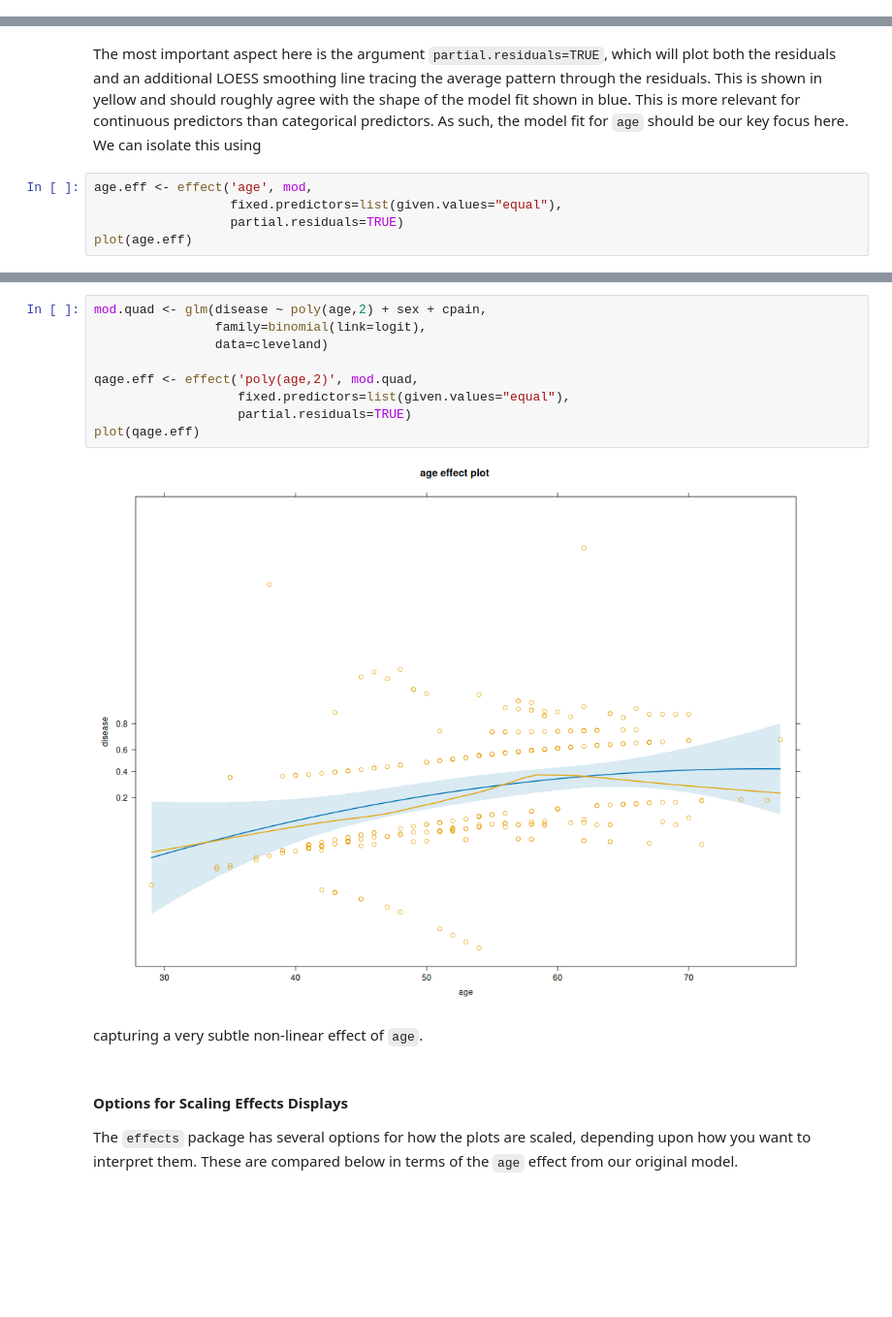
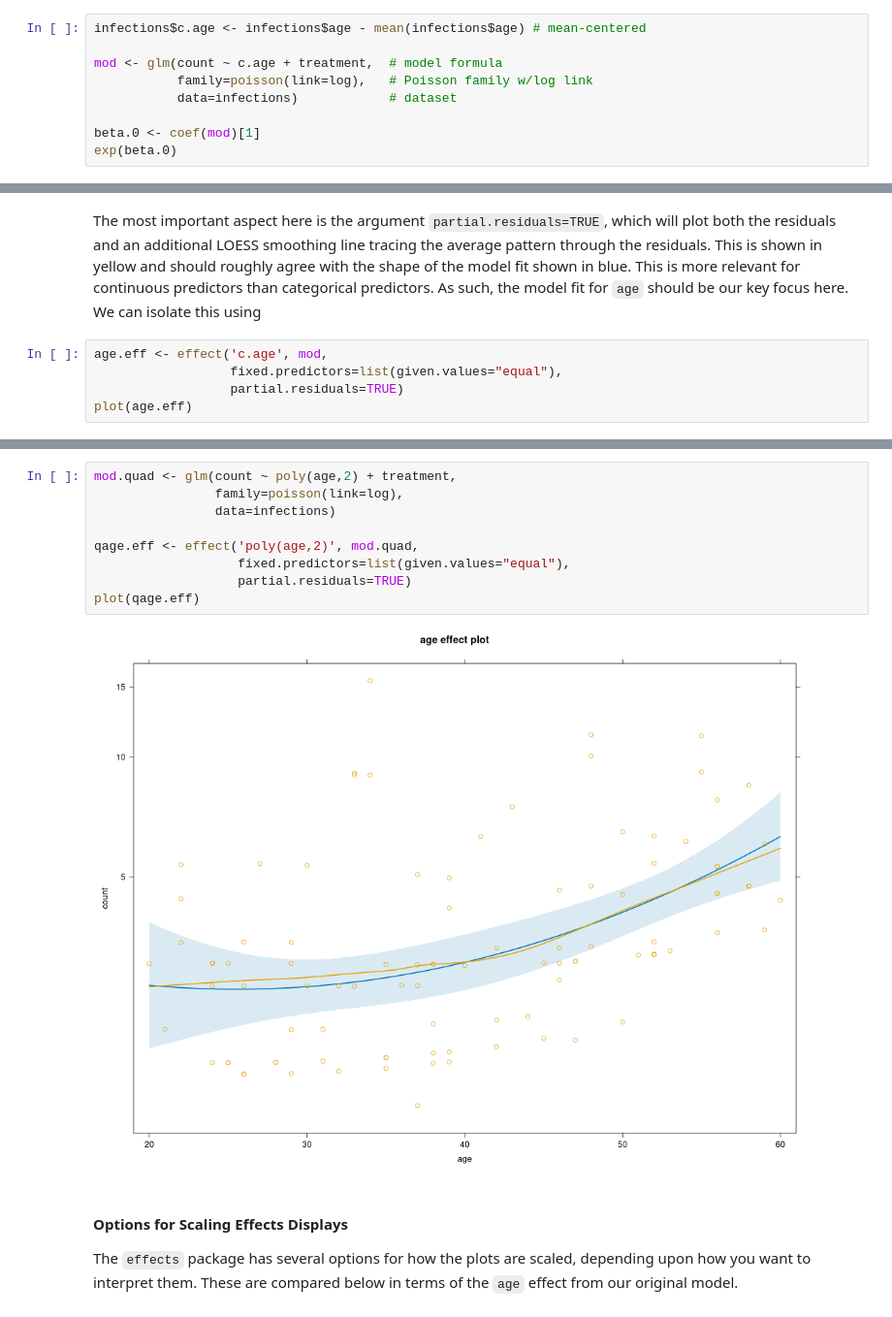
Before and after one commit to PCHN63112-Generalised-Linear-Mixed/poisson-gamma-regression, a Jupyter notebook: 1.poisson/4.R.ipynb, the cells around one changed output, grey strips where cells are left out. Shown at 97% size. Cells and saved outputs as stored; diff of their text form; blank space fills up the shorter version.

```diff
--- a/1.poisson/4.R.ipynb
+++ b/1.poisson/4.R.ipynb
@@ -200,0 +113,9 @@ but, given how unhelpful the interpretation is, this is of little value, especia
+# %%
+infections$c.age <- infections$age - mean(infections$age) # mean-centered
+
+mod <- glm(count ~ c.age + treatment,  # model formula
+           family=poisson(link=log),   # Poisson family w/log link
+           data=infections)            # dataset
+
+beta.0 <- coef(mod)[1]
+exp(beta.0)
@@ -279,7 +201,7 @@ plot(mod.effs)
 # %% [markdown]
 The most important aspect here is the argument `partial.residuals=TRUE`, which will plot both the residuals and an additional LOESS smoothing line tracing the average pattern through the residuals. This is shown in yellow and should roughly agree with the shape of the model fit shown in blue. This is more relevant for continuous predictors than categorical predictors. As such, the model fit for `age` should be our key focus here. We can isolate this using
 # %%
-age.eff <- effect('age', mod,
+age.eff <- effect('c.age', mod,
                   fixed.predictors=list(given.values="equal"),
                   partial.residuals=TRUE)
 plot(age.eff)
@@ -290,16 +212,14 @@ We can see here that the LOESS line shows a small bump and then a decrease towar
 # %%
-mod.quad <- glm(disease ~ poly(age,2) + sex + cpain,
-                family=binomial(link=logit),
-                data=cleveland)
+mod.quad <- glm(count ~ poly(age,2) + treatment,
+                family=poisson(link=log),
+                data=infections)
 
 qage.eff <- effect('poly(age,2)', mod.quad,
                    fixed.predictors=list(given.values="equal"),
                    partial.residuals=TRUE)
 plot(qage.eff)
 # %% [output]
-[figure, old version]
+[figure, new version]
-# %% [markdown]
-capturing a very subtle non-linear effect of `age`.
 # %% [markdown]
 #### Options for Scaling Effects Displays
 The `effects` package has several options for how the plots are scaled, depending upon how you want to interpret them. These are compared below in terms of the `age` effect from our original model.
```
Also changed, not shown: parts of 41 cells of this notebook, 1 other file.
